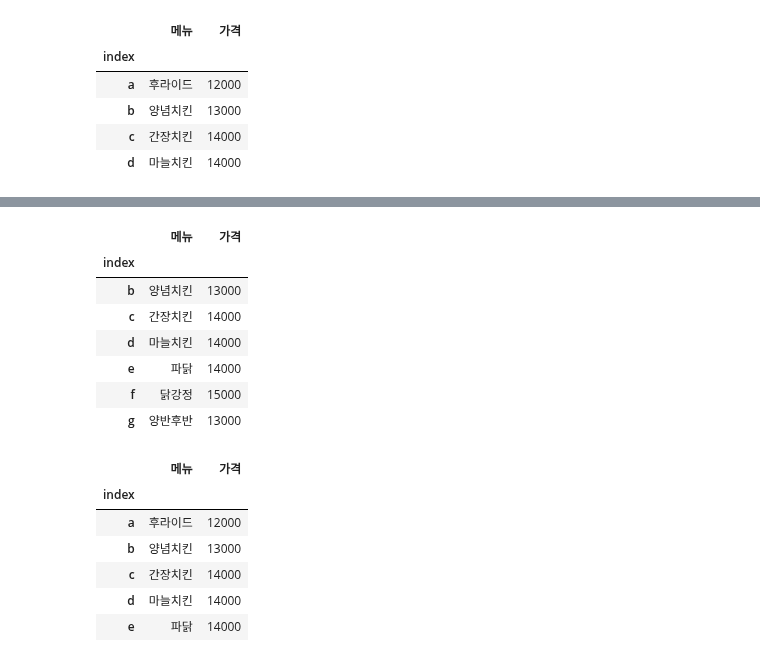
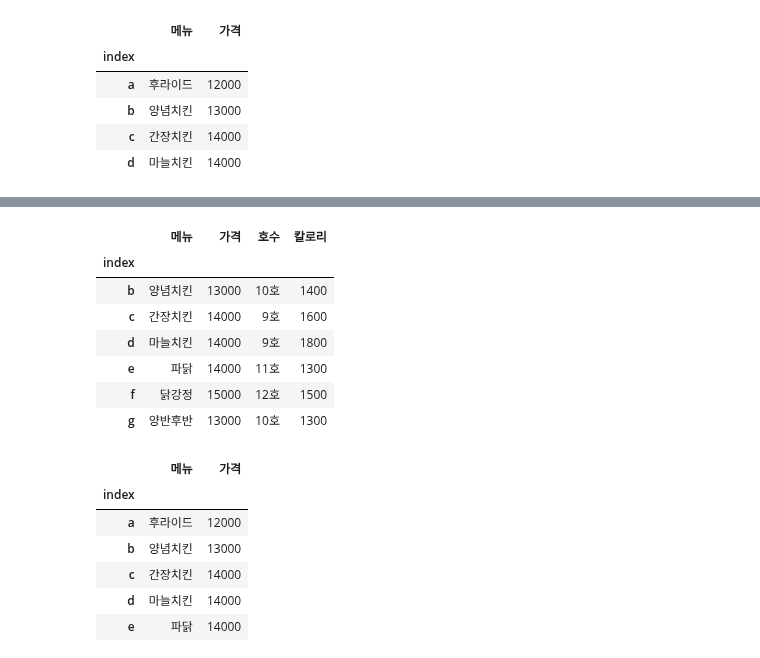
Before and after one commit to lys678/AIFFEL_Online_Quest, a Jupyter notebook: ML_With_Python/머신러닝_기초_노드2_판다스.ipynb, the cells around one changed output, grey strips where cells are left out. Drawn from its saved outputs; the diff is of its cells as text; code cells hidden in the pictures.

```diff
--- a/ML_With_Python/머신러닝_기초_노드2_판다스.ipynb
+++ b/ML_With_Python/머신러닝_기초_노드2_판다스.ipynb
@@ -285,14 +314,15 @@ df.loc[:'d', '메뉴':'가격']
 # %%
 df.loc['b':, '메뉴':'가격']
+df.loc['b':, :]
 # %% [output]
-|  | 메뉴 | 가격 |
-| index |  |  |
-| b | 양념치킨 | 13000 |
-| c | 간장치킨 | 14000 |
-| d | 마늘치킨 | 14000 |
-| e | 파닭 | 14000 |
-| f | 닭강정 | 15000 |
-| g | 양반후반 | 13000 |
+|  | 메뉴 | 가격 | 호수 | 칼로리 |
+| index |  |  |  |  |
+| b | 양념치킨 | 13000 | 10호 | 1400 |
+| c | 간장치킨 | 14000 | 9호 | 1600 |
+| d | 마늘치킨 | 14000 | 9호 | 1800 |
+| e | 파닭 | 14000 | 11호 | 1300 |
+| f | 닭강정 | 15000 | 12호 | 1500 |
+| g | 양반후반 | 13000 | 10호 | 1300 |
 # %%
 df.loc[:, '메뉴':'가격']
 # %% [output]
```
Also changed, not shown: parts of 26 cells of this notebook.
